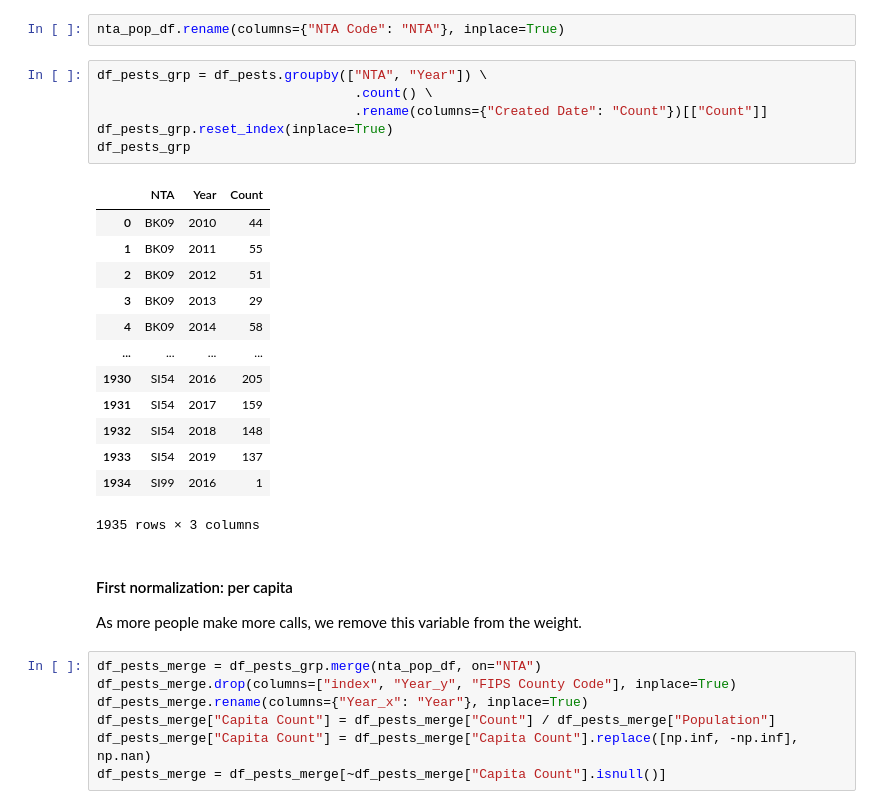
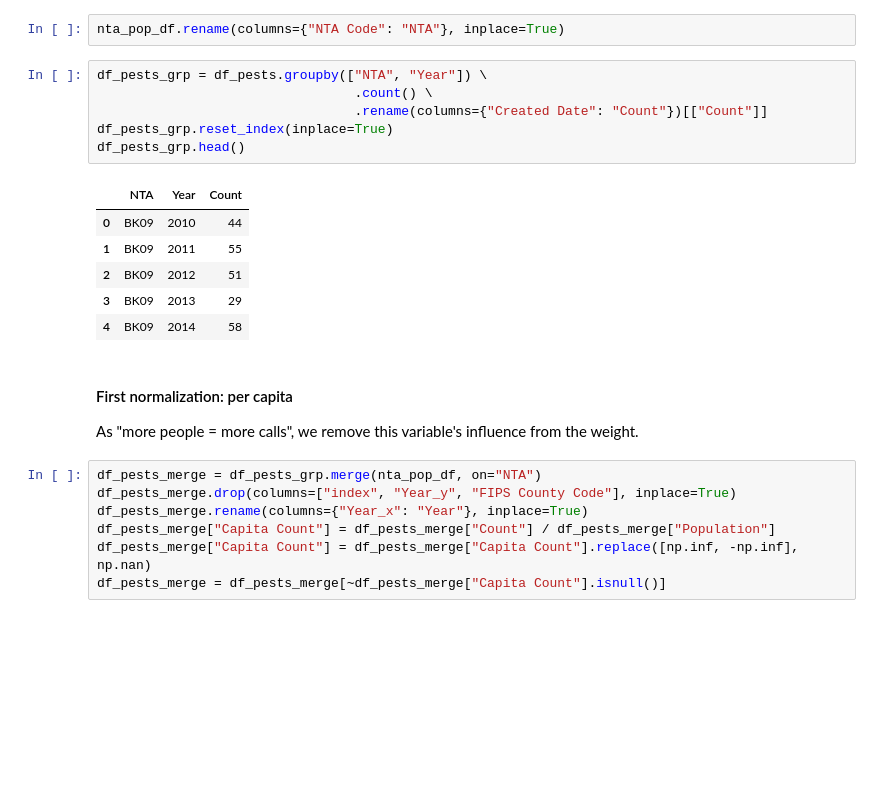
Before and after one commit to Battleman/Squada, a Jupyter notebook: pests.ipynb, the cells around one changed output. Cells and saved outputs as stored; diff of their text form; blank space fills up the shorter version.

```diff
--- a/pests.ipynb
+++ b/pests.ipynb
@@ -123,27 +124,20 @@ nta_pop_df.rename(columns={"NTA Code": "NTA"}, inplace=True)
 # %%
 df_pests_grp = df_pests.groupby(["NTA", "Year"]) \
                                  .count() \
                                  .rename(columns={"Created Date": "Count"})[["Count"]]
 df_pests_grp.reset_index(inplace=True)
-df_pests_grp
+df_pests_grp.head()
 # %% [output]
 |  | NTA | Year | Count |
 | 0 | BK09 | 2010 | 44 |
 | 1 | BK09 | 2011 | 55 |
 | 2 | BK09 | 2012 | 51 |
 | 3 | BK09 | 2013 | 29 |
 | 4 | BK09 | 2014 | 58 |
-| ... | ... | ... | ... |
-| 1930 | SI54 | 2016 | 205 |
-| 1931 | SI54 | 2017 | 159 |
-| 1932 | SI54 | 2018 | 148 |
-| 1933 | SI54 | 2019 | 137 |
-| 1934 | SI99 | 2016 | 1 |
-1935 rows × 3 columns
 # %% [markdown]
 #### First normalization: per capita
 
-As more people make more calls, we remove this variable from the weight.
+As "more people = more calls", we remove this variable's influence from the weight.
 # %%
 df_pests_merge = df_pests_grp.merge(nta_pop_df, on="NTA")
 df_pests_merge.drop(columns=["index", "Year_y", "FIPS County Code"], inplace=True)
```
Also changed, not shown: parts of 30 cells of this notebook, 4 other files.
